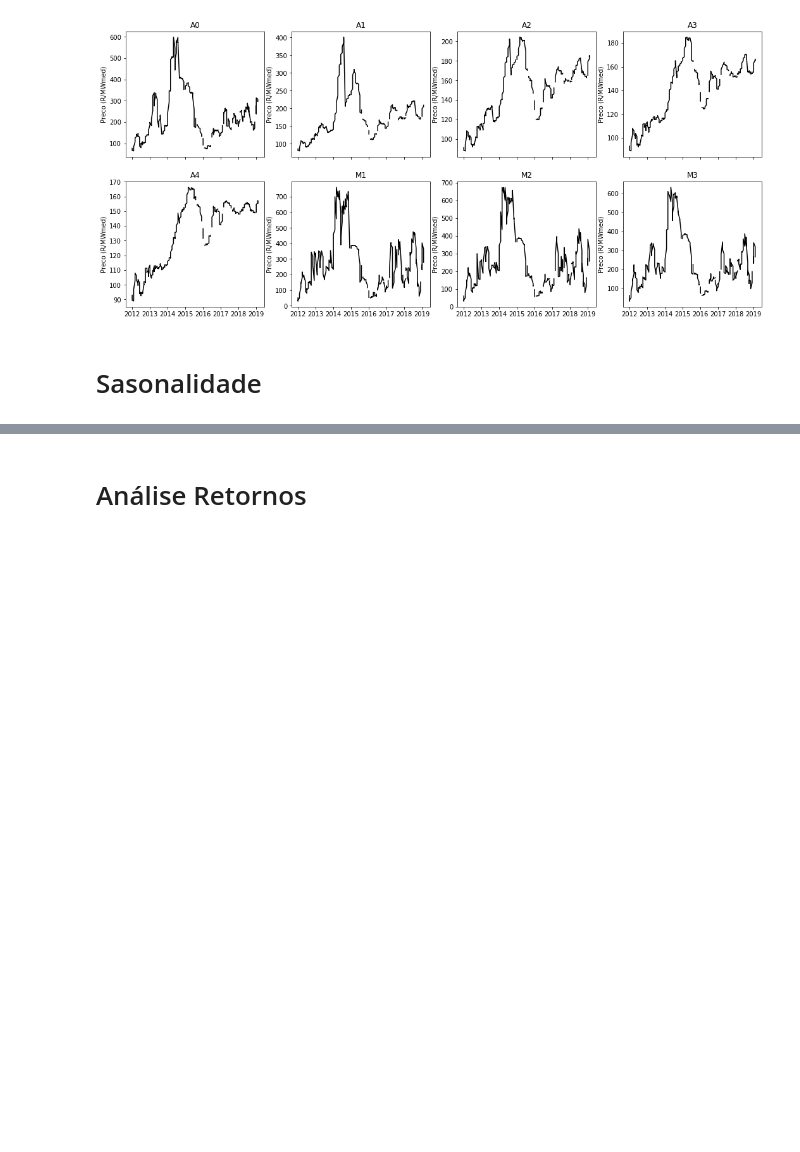
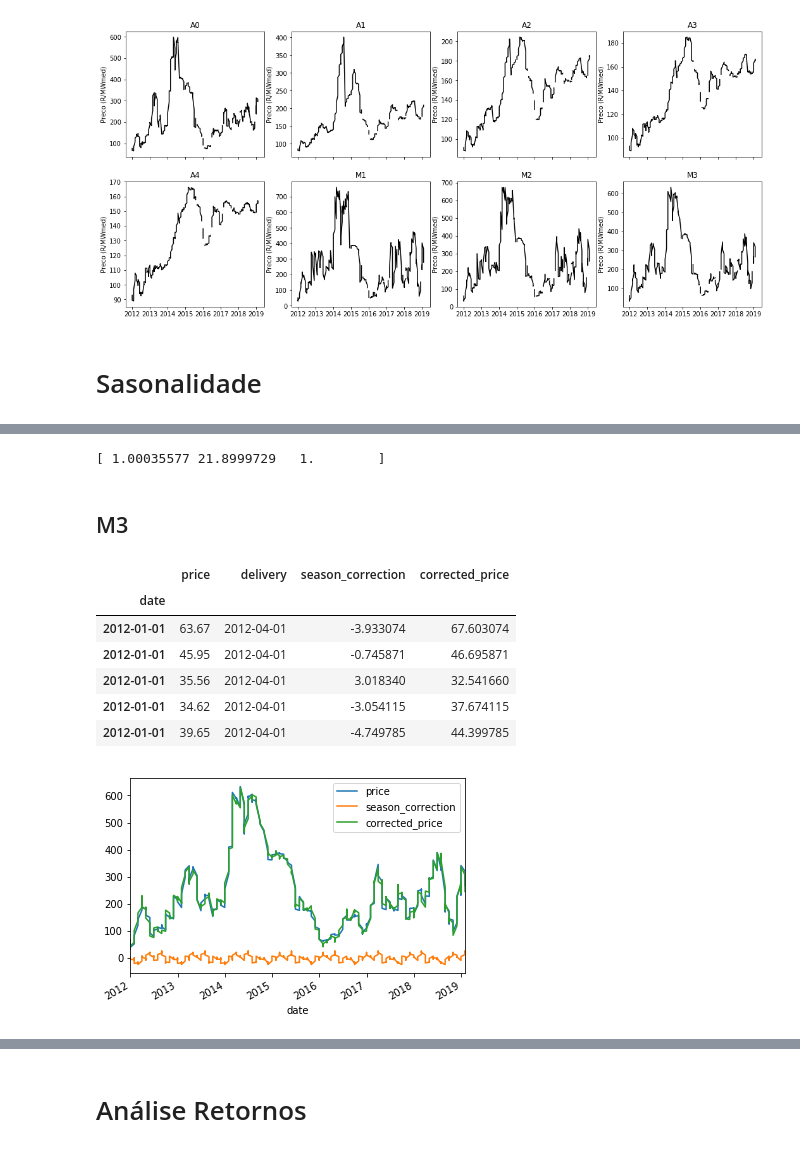
Before and after one commit to pedroargento/Mestrado, a Jupyter notebook: codigo.ipynb, the cells around one changed output, grey strips where cells are left out. Drawn from its saved outputs; the diff is of its cells as text; code cells hidden in the pictures; blank space fills up the shorter version.

```diff
--- a/codigo.ipynb
+++ b/codigo.ipynb
@@ -138,0 +247,22 @@ result.seasonal.plot()
+# %%
+print(res_hamilton.expected_durations)
+# %% [output]
+[ 1.00035577 21.8999729   1.        ]
+# %% [markdown]
+## M3
+# %%
+series = M3.price
+result = seasonal_decompose(series, model='additive', freq=48)
+M3['season_correction'] = result.seasonal
+M3['corrected_price'] = M3.price - M3['season_correction']
+M3[['price','season_correction', 'corrected_price']].plot()
+M3.head()
+# %% [output]
+|  | price | delivery | season_correction | corrected_price |
+| date |  |  |  |  |
+| 2012-01-01 | 63.67 | 2012-04-01 | -3.933074 | 67.603074 |
+| 2012-01-01 | 45.95 | 2012-04-01 | -0.745871 | 46.695871 |
+| 2012-01-01 | 35.56 | 2012-04-01 | 3.018340 | 32.541660 |
+| 2012-01-01 | 34.62 | 2012-04-01 | -3.054115 | 37.674115 |
+| 2012-01-01 | 39.65 | 2012-04-01 | -4.749785 | 44.399785 |
+[figure, added]
```
Also changed, not shown: parts of 44 cells of this notebook.
